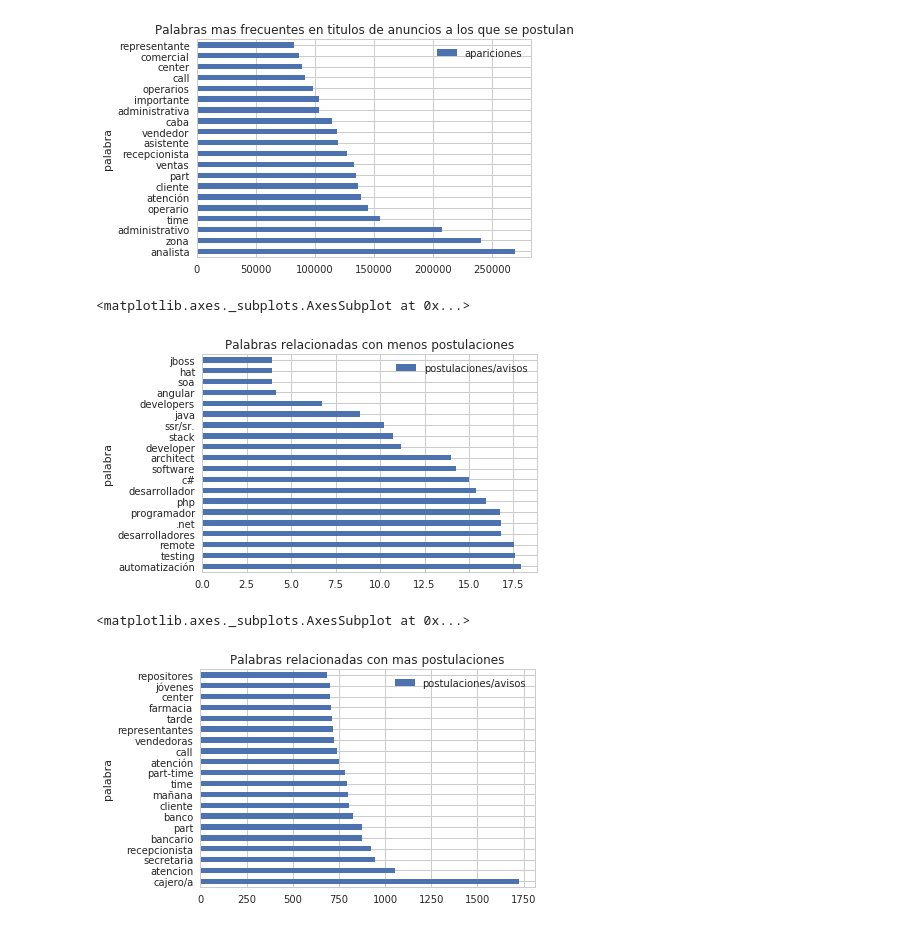
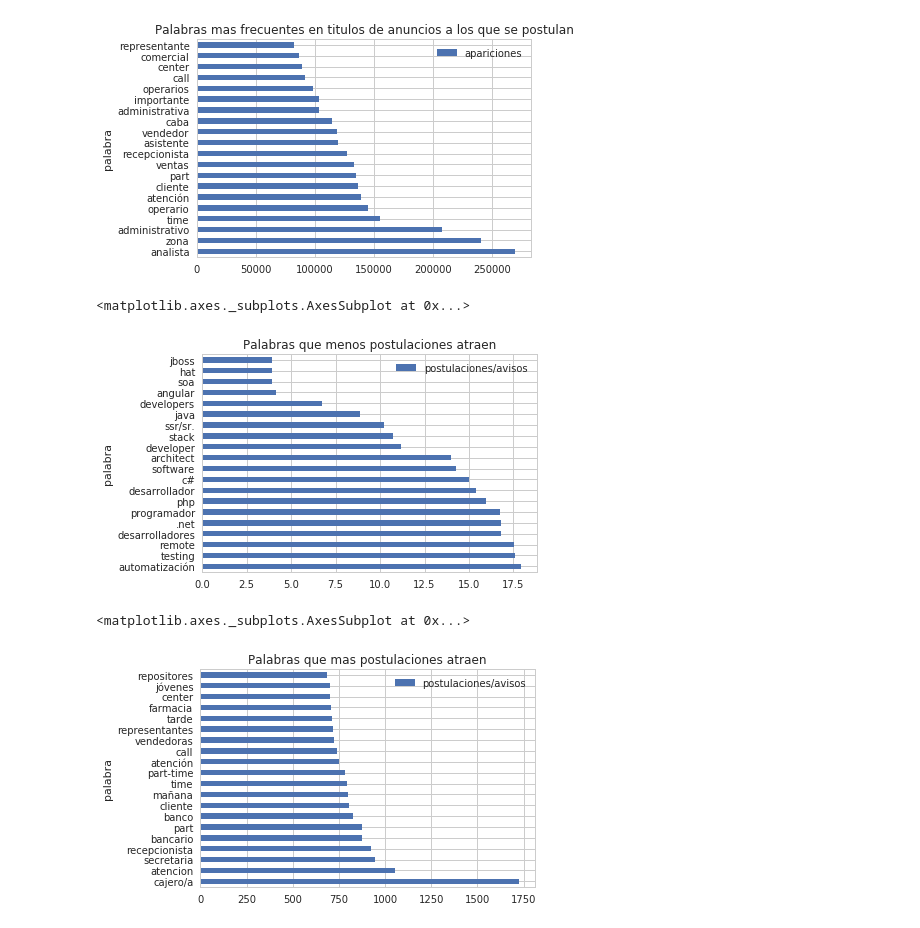
Before and after one commit to Andivisciglio/TP1-OrganizacionDeDatos-Grupo28, a Jupyter notebook: tp1-efectividadPalabras.ipynb, the cells around one changed output. Drawn from its saved outputs; the diff is of its cells as text; code cells hidden in the pictures.

Commit message:
Update efectividadDePalabras

```diff
--- a/tp1-efectividadPalabras.ipynb
+++ b/tp1-efectividadPalabras.ipynb
@@ -107,12 +107,12 @@ efectividad_palabras_df = contadorPalabrasPostulaciones_df.sort_values(by='apari
 efectividad_palabras_df = efectividad_palabras_df.dropna()
 efectividad_palabras_df.columns=['postulaciones/avisos']
 # %%
-efectividad_palabras_df.sort_values(by='postulaciones/avisos',ascending= False).tail(20).plot(kind='barh',title='Palabras relacionadas con menos postulaciones')
+efectividad_palabras_df.sort_values(by='postulaciones/avisos',ascending= False).tail(20).plot(kind='barh',title='Palabras que menos postulaciones atraen')
 # %% [output]
 <matplotlib.axes._subplots.AxesSubplot at 0x...>
-[figure, old version]
+[figure, new version]
 # %%
-efectividad_palabras_df.sort_values(by='postulaciones/avisos',ascending= False).head(20).plot(kind='barh',title='Palabras relacionadas con mas postulaciones')
+efectividad_palabras_df.sort_values(by='postulaciones/avisos',ascending= False).head(20).plot(kind='barh',title='Palabras que mas postulaciones atraen')
 # %% [output]
 <matplotlib.axes._subplots.AxesSubplot at 0x...>
-[figure, old version]
+[figure, new version]
```
